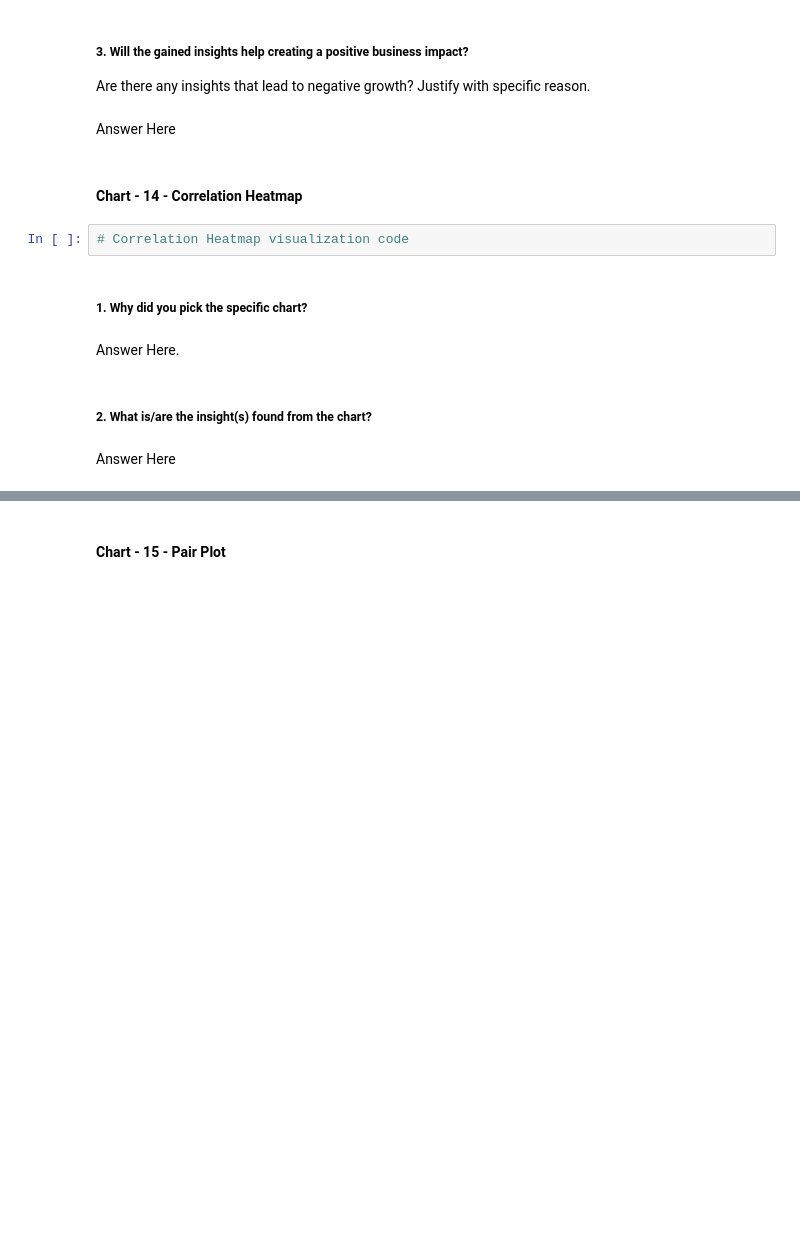
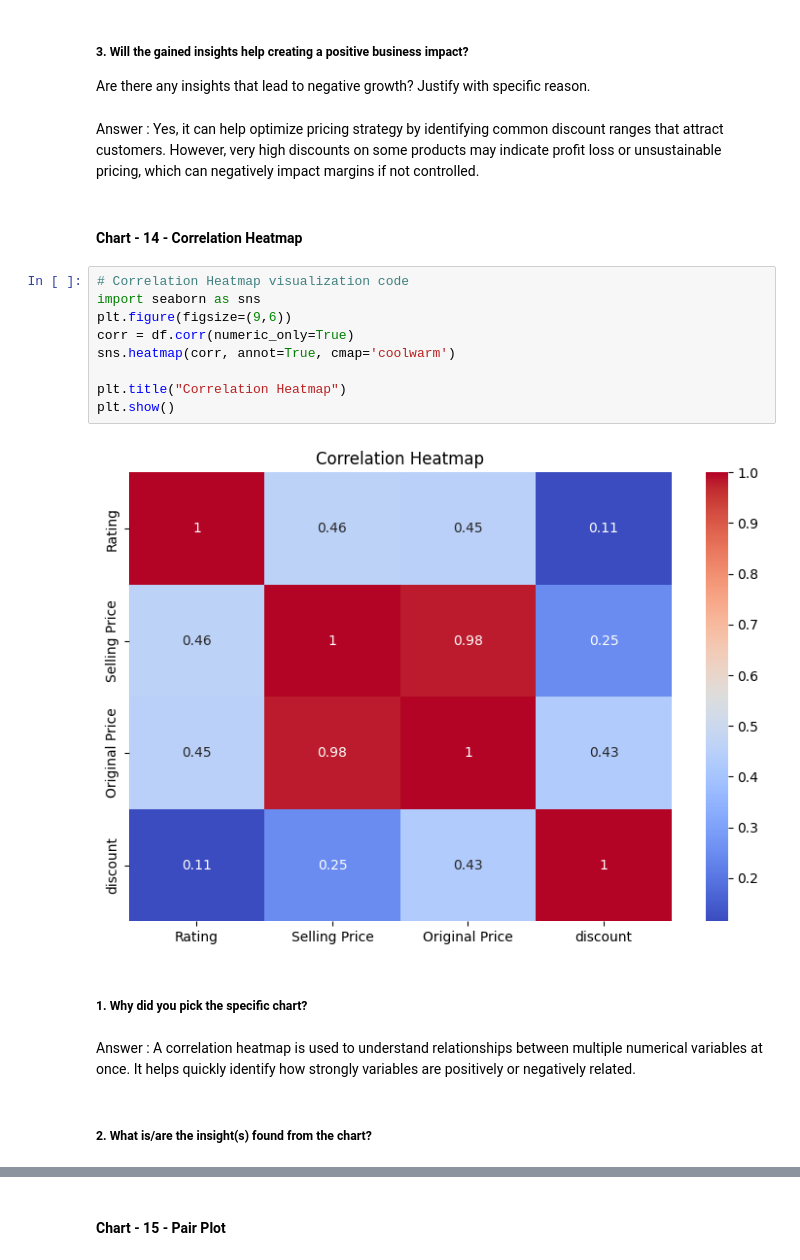
Before and after one commit to anujpurohit0501/flipkart-mobile-eda, a Jupyter notebook: Flipkart_Mobile_EDA.ipynb, the cells around one changed output, grey strips where cells are left out. Cells and saved outputs as stored; diff of their text form; blank space fills up the shorter version.

```diff
--- a/Flipkart_Mobile_EDA.ipynb
+++ b/Flipkart_Mobile_EDA.ipynb
@@ -645,17 +667,24 @@ Answer Here
 # %% [markdown]
 ##### 3. Will the gained insights help creating a positive business impact?
 Are there any insights that lead to negative growth? Justify with specific reason.
-# %% [markdown]
-Answer Here
+# %% [markdown]
+Answer : Yes, it can help optimize pricing strategy by identifying common discount ranges that attract customers. However, very high discounts on some products may indicate profit loss or unsustainable pricing, which can negatively impact margins if not controlled.
 # %% [markdown]
 #### Chart - 14 - Correlation Heatmap
-# %%
-# Correlation Heatmap visualization code
+# %%
+# Correlation Heatmap visualization code
+import seaborn as sns
+plt.figure(figsize=(9,6))
+corr = df.corr(numeric_only=True)
+sns.heatmap(corr, annot=True, cmap='coolwarm')
+
+plt.title("Correlation Heatmap")
+plt.show()
+# %% [output]
+[figure, added]
 # %% [markdown]
 ##### 1. Why did you pick the specific chart?
-# %% [markdown]
-Answer Here.
+# %% [markdown]
+Answer : A correlation heatmap is used to understand relationships between multiple numerical variables at once. It helps quickly identify how strongly variables are positively or negatively related.
 # %% [markdown]
 ##### 2. What is/are the insight(s) found from the chart?
-# %% [markdown]
-Answer Here
```
Also changed, not shown: parts of 29 cells of this notebook.
